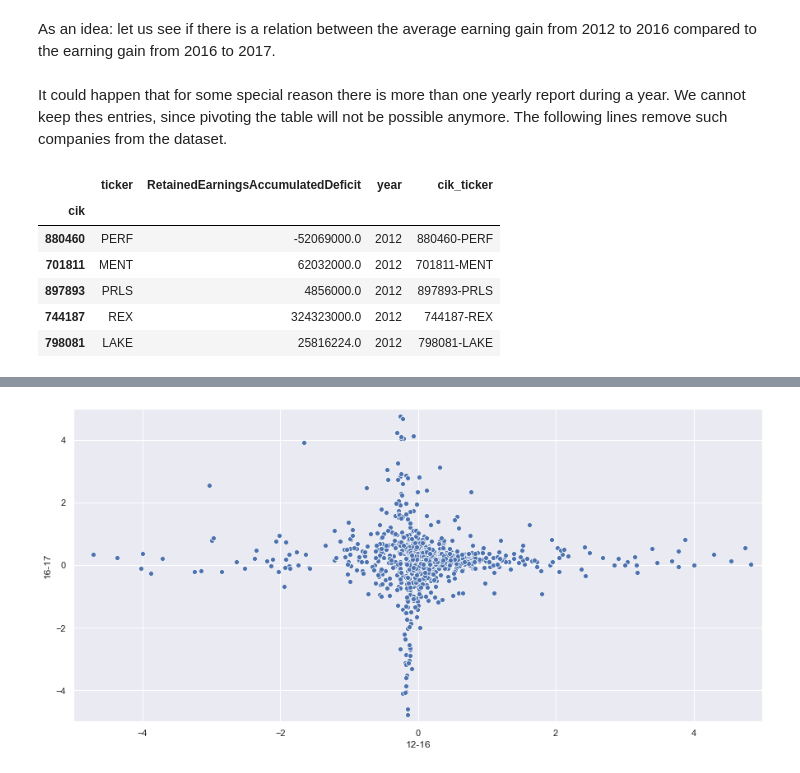
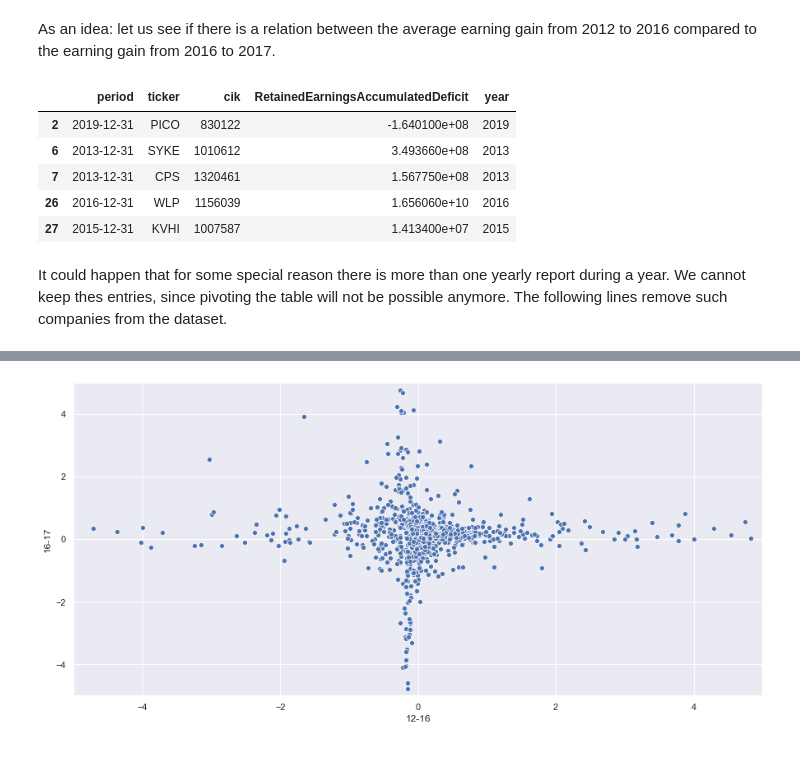
Before and after one commit to HansjoergW/bfh_cas_bgd_fs2020_sa, a Jupyter notebook: 01_07_Analysis_BalanceSheet.ipynb, the cells around one changed output, grey strips where cells are left out. Saved outputs shown, nothing was run; the diff lists cells and outputs as text; code cells hidden in the pictures.

```diff
--- a/01_07_Analysis_BalanceSheet.ipynb
+++ b/01_07_Analysis_BalanceSheet.ipynb
@@ -202,3 +193,12 @@ yearly_earnings['cik_ticker'] = yearly_earnings['cik'].map(str) + '-' + yearly_e
+# %%
+yearly_earnings.head()
+# %% [output]
+|  | period | ticker | cik | RetainedEarningsAccumulatedDeficit | year |
+| 2 | 2019-12-31 | PICO | 830122 | -1.640100e+08 | 2019 |
+| 6 | 2013-12-31 | SYKE | 1010612 | 3.493660e+08 | 2013 |
+| 7 | 2013-12-31 | CPS | 1320461 | 1.567750e+08 | 2013 |
+| 26 | 2016-12-31 | WLP | 1156039 | 1.656060e+10 | 2016 |
+| 27 | 2015-12-31 | KVHI | 1007587 | 1.413400e+07 | 2015 |
 # %% [markdown]
 It could happen that for some special reason there is more than one yearly report during a year. We cannot keep thes entries, since pivoting the table will not be possible anymore. The following lines remove such companies from the dataset.
 # %%
@@ -211,16 +211,5 @@ multiple_entries = counts[counts > 0].index.tolist()
 
 # removing the entries
 yearly_earnings = yearly_earnings[~yearly_earnings['cik'].isin(multiple_entries)]
-# %%
-# setting the "cik" as index column
-yearly_eanrings_indexed = yearly_earnings.set_index('cik')
-# %% [output]
-|  | ticker | RetainedEarningsAccumulatedDeficit | year | cik_ticker |
-| cik |  |  |  |  |
-| 880460 | PERF | -52069000.0 | 2012 | 880460-PERF |
-| 701811 | MENT | 62032000.0 | 2012 | 701811-MENT |
-| 897893 | PRLS | 4856000.0 | 2012 | 897893-PRLS |
-| 744187 | REX | 324323000.0 | 2012 | 744187-REX |
-| 798081 | LAKE | 25816224.0 | 2012 | 798081-LAKE |
 # %%
 # next we can pivot the data. we want to hove a column for every year and every cik should have its own row
```
Also changed, not shown: parts of 12 cells of this notebook, 1 other file.
